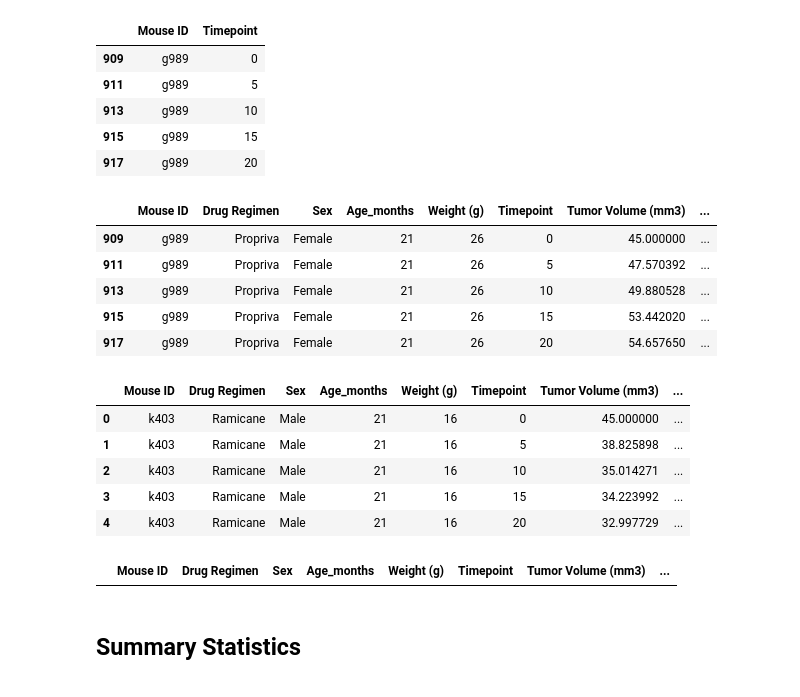
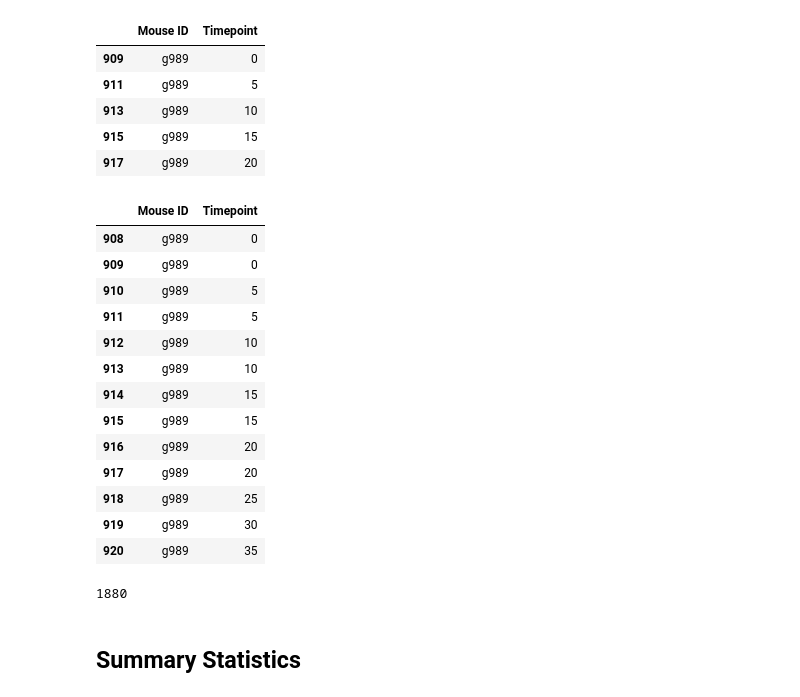
Before and after one commit to Pip85/matplotlib-challenge, a Jupyter notebook: Pymaceuticals/pymaceuticals.ipynb, the cells around one changed output. Saved outputs shown, nothing was run; the diff lists cells and outputs as text; code cells hidden in the pictures.

```diff
--- a/Pymaceuticals/pymaceuticals.ipynb
+++ b/Pymaceuticals/pymaceuticals.ipynb
@@ -44,32 +45,31 @@ mouse_dup
 | 917 | g989 | 20 |
 # %%
 # Optional: Get all the data for the duplicate mouse ID.
-mouse_dup2 = mouse_study_preclean[mouse_study_preclean.duplicated(['Mouse ID', 'Timepoint'])]
-mouse_dup2
+mouse_dup_timepoints = mouse_timepoint.loc[mouse_timepoint["Mouse ID"] =="g989",:]
+mouse_dup_timepoints
 # %% [output]
-|  | Mouse ID | Drug Regimen | Sex | Age_months | Weight (g) | Timepoint | Tumor Volume (mm3) | ... |
-| 909 | g989 | Propriva | Female | 21 | 26 | 0 | 45.000000 | ... |
-| 911 | g989 | Propriva | Female | 21 | 26 | 5 | 47.570392 | ... |
-| 913 | g989 | Propriva | Female | 21 | 26 | 10 | 49.880528 | ... |
-| 915 | g989 | Propriva | Female | 21 | 26 | 15 | 53.442020 | ... |
-| 917 | g989 | Propriva | Female | 21 | 26 | 20 | 54.657650 | ... |
+|  | Mouse ID | Timepoint |
+| 908 | g989 | 0 |
+| 909 | g989 | 0 |
+| 910 | g989 | 5 |
+| 911 | g989 | 5 |
+| 912 | g989 | 10 |
+| 913 | g989 | 10 |
+| 914 | g989 | 15 |
+| 915 | g989 | 15 |
+| 916 | g989 | 20 |
+| 917 | g989 | 20 |
+| 918 | g989 | 25 |
+| 919 | g989 | 30 |
+| 920 | g989 | 35 |
 # %%
 # Create a clean DataFrame by dropping the duplicate mouse by its ID.
-mouse_study = mouse_study_preclean.drop([909, 911, 913, 915, 917])
-mouse_study.head()
+mouse_study = mouse_study_preclean.drop([908, 909, 910, 911, 912, 913, 914, 915, 916, 917, 918, 919, 920])
-# %% [output]
-|  | Mouse ID | Drug Regimen | Sex | Age_months | Weight (g) | Timepoint | Tumor Volume (mm3) | ... |
-| 0 | k403 | Ramicane | Male | 21 | 16 | 0 | 45.000000 | ... |
-| 1 | k403 | Ramicane | Male | 21 | 16 | 5 | 38.825898 | ... |
-| 2 | k403 | Ramicane | Male | 21 | 16 | 10 | 35.014271 | ... |
-| 3 | k403 | Ramicane | Male | 21 | 16 | 15 | 34.223992 | ... |
-| 4 | k403 | Ramicane | Male | 21 | 16 | 20 | 32.997729 | ... |
 # %%
 # Checking the number of mice in the clean DataFrame.
-mouse_dup_check = mouse_study[mouse_study.duplicated(['Mouse ID', 'Timepoint'])]
-mouse_dup_check
+mouse_study["Mouse ID"].count()
 # %% [output]
-|  | Mouse ID | Drug Regimen | Sex | Age_months | Weight (g) | Timepoint | Tumor Volume (mm3) | ... |
+1880
 # %% [markdown]
 ## Summary Statistics
 # %%
```
Also changed, not shown: parts of 8 cells of this notebook.
